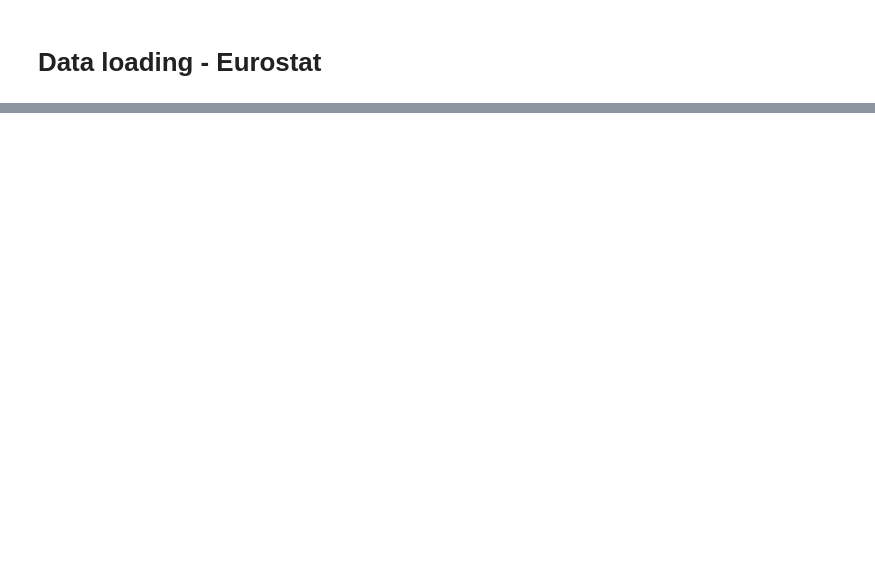
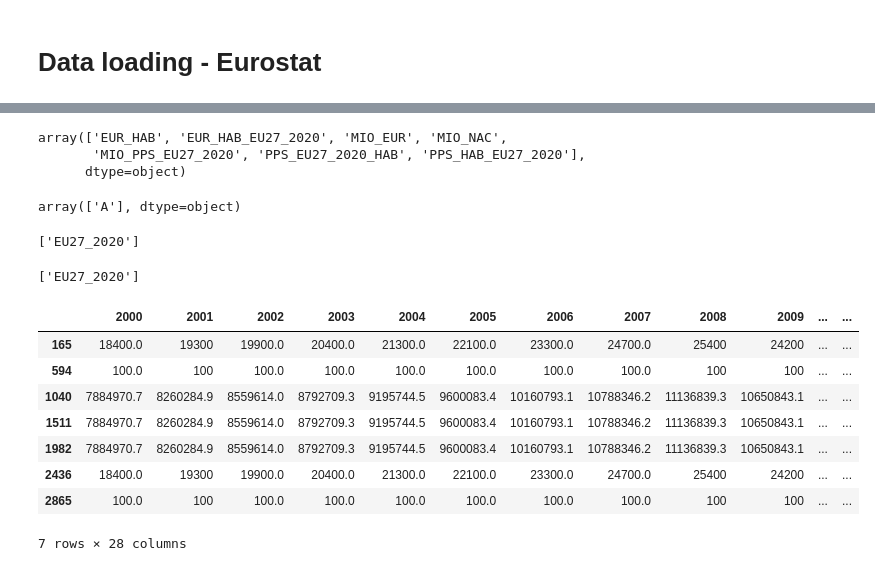
Before and after one commit to ZanBezjak/bluezone-tool, a Jupyter notebook: notebooks/01_data_collection.ipynb, the cells around one changed output, grey strips where cells are left out. Saved outputs shown, nothing was run; the diff lists cells and outputs as text; code cells hidden in the pictures; blank space fills up the shorter version.

```diff
--- a/notebooks/01_data_collection.ipynb
+++ b/notebooks/01_data_collection.ipynb
@@ -66,4 +71,13 @@ def download_and_save(code):
 # %%
-df = download('nama_10r_2gdp')
-df.head()
+paths = {}
+
+for code, label in eurostat_datasets.items():
+    try:
+        path, downloaded = download_and_save(code, label)
+        if downloaded:
+            print(f'✅ OK: {code} -> {path}')
+        paths[code] = path
+    except Exception as e:
+        print(f'⛔ FAIL {code}: {e}')
+        paths[code] = None
 # %% [output]
@@ -76,0 +101,13 @@ df.head()
+# %%
+def load_dataset(code):
+    """
+    Load a previously downloaded Eurostat .tsv file into a raw DataFrame.
+    No cleaning/reshaping here — just parsing, so you can inspect the
+    actual raw structure Eurostat gives you before deciding how to tidy it.
+    """
+    path = RAW_DIR / f'{eurostat_datasets[code]}.tsv'
+    df = pd.read_csv(path, sep='\t', na_values=[':', ': '])
+    return df
+
+# Load every dataset you successfully downloaded into a dict: {code: raw_dataframe}
+dfs = {label: load_dataset(code) for code, label in eurostat_datasets.items()}
@@ -76,0 +124,16 @@ df.head()
+# %%
+def parse(df):
+    # Split first column into individual columns
+    first_col = df.columns[0]
+    dims = first_col.split(",")
+    df[dims] = df[first_col].str.split(",", expand=True)
+    df = df.drop(columns=[first_col])
+
+    # Clean geo codes (strip whitespace)
+    df["geo\TIME_PERIOD"] = df["geo\TIME_PERIOD"].str.strip()
+    df = df.rename(columns={"geo\TIME_PERIOD": "geo"})
+
+    return df
+# %%
+parsed_gdp = parse(dfs['GDP'])
+parsed_gdp.head()
@@ -76,0 +157,33 @@ df.head()
+# %%
+parsed_gdp['unit'].unique()
+# %% [output]
+array(['EUR_HAB', 'EUR_HAB_EU27_2020', 'MIO_EUR', 'MIO_NAC',
+       'MIO_PPS_EU27_2020', 'PPS_EU27_2020_HAB', 'PPS_HAB_EU27_2020'],
+      dtype=object)
+# %%
+parsed_gdp['freq'].unique()
+# %% [output]
+array(['A'], dtype=object)
+# %%
+all_geos = parsed_gdp["geo"].unique()
+aggregates = [g for g in all_geos if not (2 <= len(g) <= 4 and g[:2].isalpha() and g[:2].isupper())]
+print(sorted(aggregates))
+# %% [output]
+['EU27_2020']
+# %%
+long_codes = parsed_gdp[parsed_gdp["geo"].str.len() > 4]["geo"].unique()
+print(sorted(long_codes))
+# %% [output]
+['EU27_2020']
+# %%
+parsed_gdp[parsed_gdp['geo'] == 'EU27_2020']
+# %% [output]
+|  | 2000 | 2001 | 2002 | 2003 | 2004 | 2005 | 2006 | 2007 | 2008 | 2009 | ... | ... |
+| 165 | 18400.0 | 19300 | 19900.0 | 20400.0 | 21300.0 | 22100.0 | 23300.0 | 24700.0 | 25400 | 24200 | ... | ... |
+| 594 | 100.0 | 100 | 100.0 | 100.0 | 100.0 | 100.0 | 100.0 | 100.0 | 100 | 100 | ... | ... |
+| 1040 | 7884970.7 | 8260284.9 | 8559614.0 | 8792709.3 | 9195744.5 | 9600083.4 | 10160793.1 | 10788346.2 | 11136839.3 | 10650843.1 | ... | ... |
+| 1511 | 7884970.7 | 8260284.9 | 8559614.0 | 8792709.3 | 9195744.5 | 9600083.4 | 10160793.1 | 10788346.2 | 11136839.3 | 10650843.1 | ... | ... |
+| 1982 | 7884970.7 | 8260284.9 | 8559614.0 | 8792709.3 | 9195744.5 | 9600083.4 | 10160793.1 | 10788346.2 | 11136839.3 | 10650843.1 | ... | ... |
+| 2436 | 18400.0 | 19300 | 19900.0 | 20400.0 | 21300.0 | 22100.0 | 23300.0 | 24700.0 | 25400 | 24200 | ... | ... |
+| 2865 | 100.0 | 100 | 100.0 | 100.0 | 100.0 | 100.0 | 100.0 | 100.0 | 100 | 100 | ... | ... |
+7 rows × 28 columns
```
Also changed, not shown: parts of 16 cells of this notebook, 18 other files.
